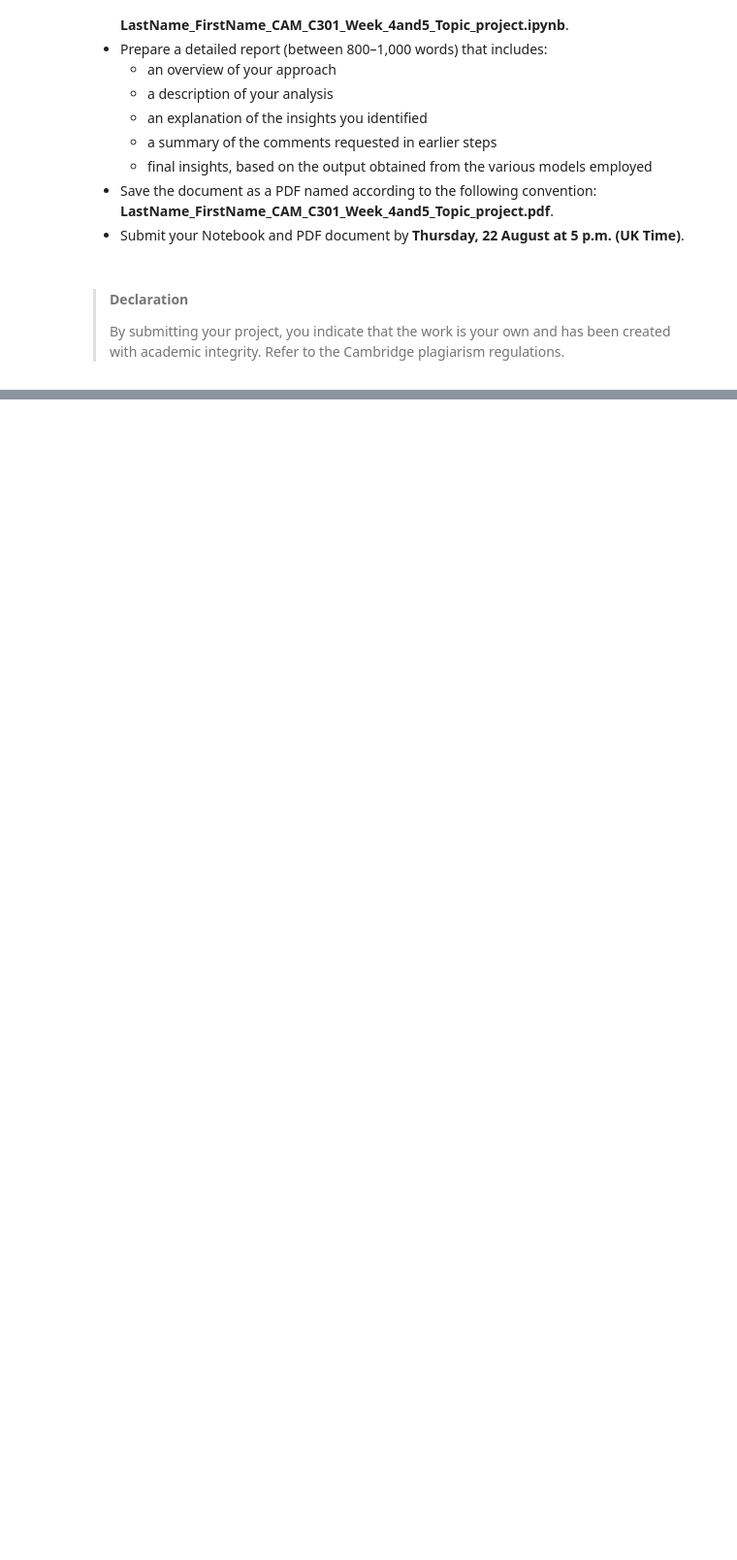
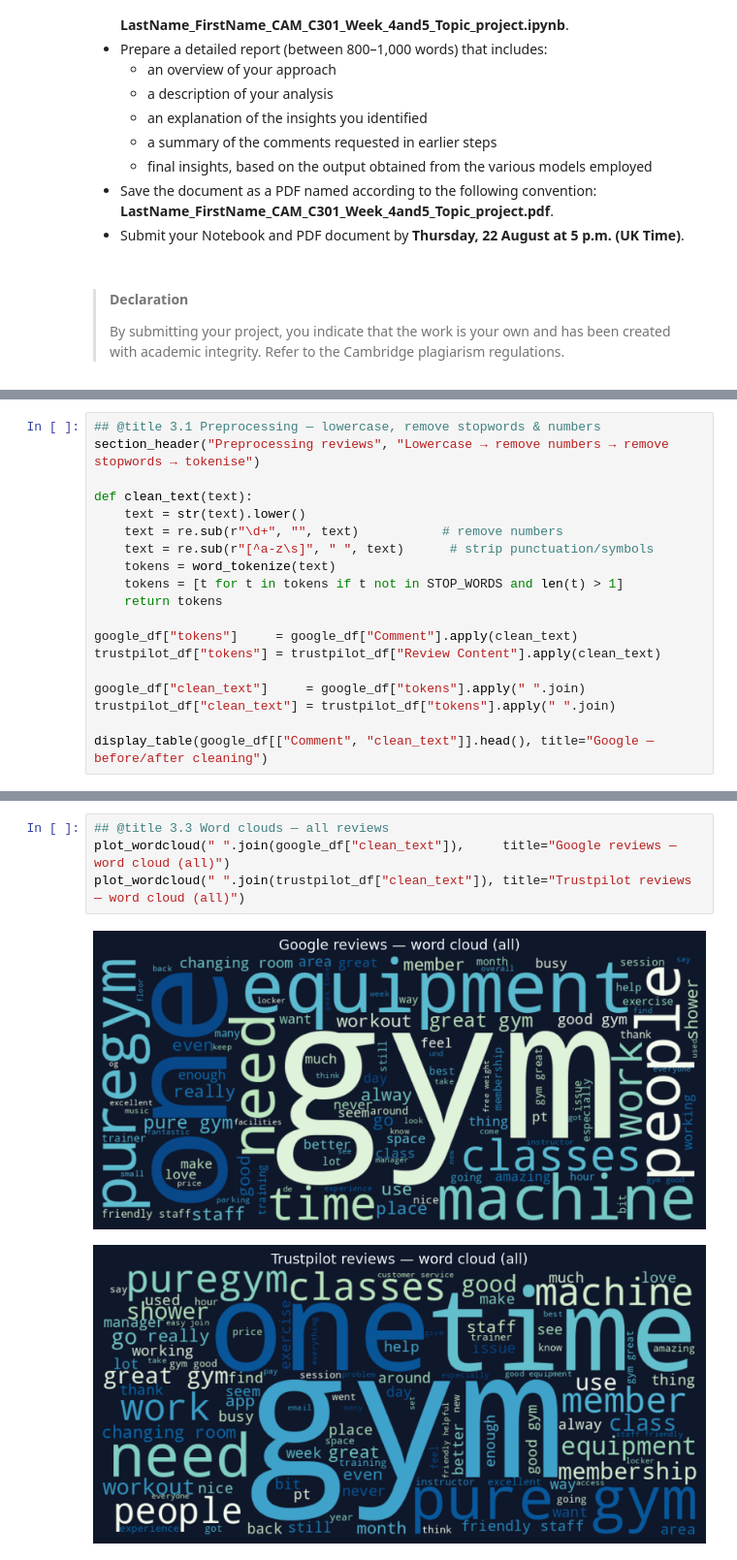
Before and after one commit to susanavenda/data_cambridge, a Jupyter notebook: CAM_DS_C301_Topic_project_4_1.ipynb, the cells around one changed output, grey strips where cells are left out. Shown at 97% size. Cells and saved outputs as stored; diff of their text form; blank space fills up the shorter version.

```diff
--- a/CAM_DS_C301_Topic_project_4_1.ipynb
+++ b/CAM_DS_C301_Topic_project_4_1.ipynb
@@ -201,0 +621,19 @@ By completing this project, you will be able to provide evidence that you can:
+# %%
+## @title 3.1 Preprocessing — lowercase, remove stopwords & numbers
+section_header("Preprocessing reviews", "Lowercase → remove numbers → remove stopwords → tokenise")
+
+def clean_text(text):
+    text = str(text).lower()
+    text = re.sub(r"\d+", "", text)           # remove numbers
+    text = re.sub(r"[^a-z\s]", " ", text)      # strip punctuation/symbols
+    tokens = word_tokenize(text)
+    tokens = [t for t in tokens if t not in STOP_WORDS and len(t) > 1]
+    return tokens
+
+google_df["tokens"]     = google_df["Comment"].apply(clean_text)
+trustpilot_df["tokens"] = trustpilot_df["Review Content"].apply(clean_text)
+
+google_df["clean_text"]     = google_df["tokens"].apply(" ".join)
+trustpilot_df["clean_text"] = trustpilot_df["tokens"].apply(" ".join)
+
+display_table(google_df[["Comment", "clean_text"]].head(), title="Google — before/after cleaning")
@@ -201,0 +662,7 @@ By completing this project, you will be able to provide evidence that you can:
+# %%
+## @title 3.3 Word clouds — all reviews
+plot_wordcloud(" ".join(google_df["clean_text"]),     title="Google reviews — word cloud (all)")
+plot_wordcloud(" ".join(trustpilot_df["clean_text"]), title="Trustpilot reviews — word cloud (all)")
+# %% [output]
+[figure, added]
+[figure, added]
```
Also changed, not shown: parts of 48 cells of this notebook.
